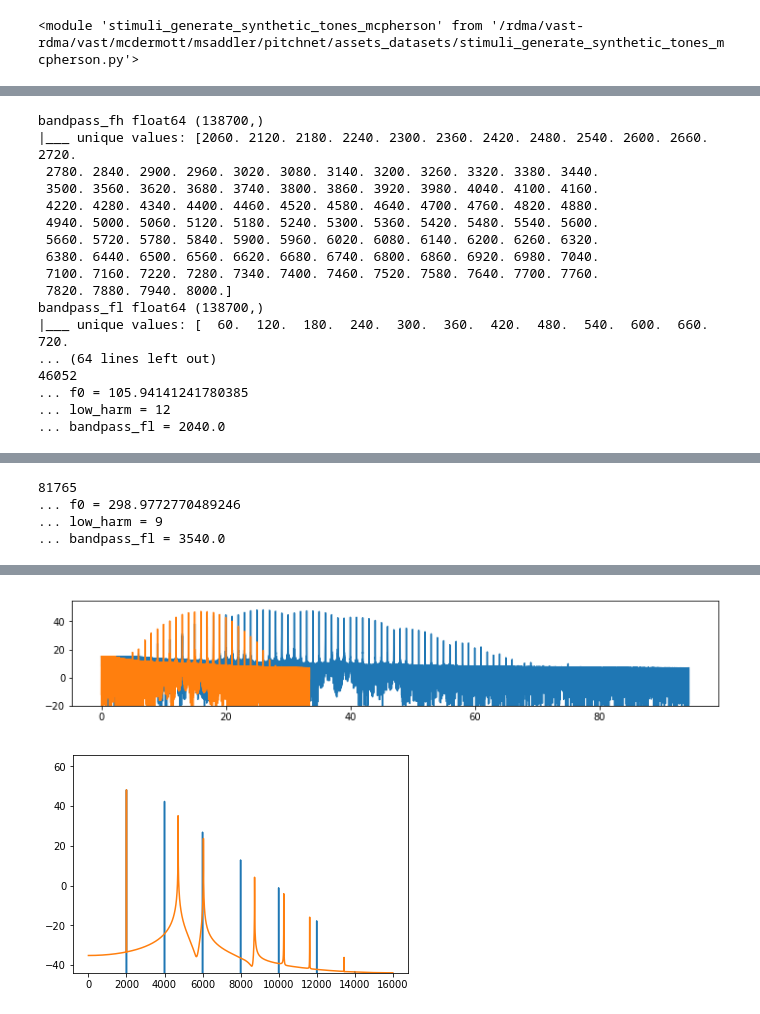
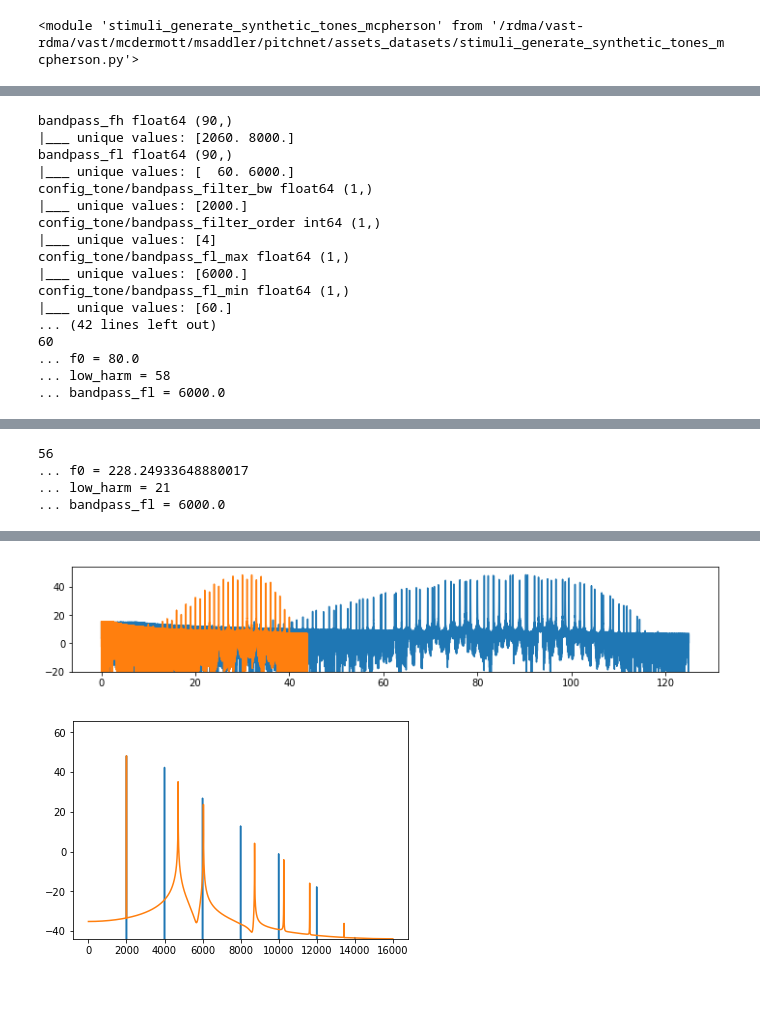
Before and after one commit to msaddler/pitchnet, a Jupyter notebook: assets_datasets/notebook_scratch_datasets.ipynb, the cells around one changed output, grey strips where cells are left out. Drawn from its saved outputs; the diff is of its cells as text; code cells hidden in the pictures.

```diff
--- a/assets_datasets/notebook_scratch_datasets.ipynb
+++ b/assets_datasets/notebook_scratch_datasets.ipynb
@@ -1994,57 +2009,59 @@ ImportError in `dataset_util.py` No module named 'pyfftw'
 # %%
 hdf5_filename = '/om/scratch/Mon/msaddler/data_hearinglossnet/pitchrepnet_train2afc_v00/stim.hdf5'
+hdf5_filename = 'tmp.hdf5'
+
 f = h5py.File(hdf5_filename, 'r')
 for k in util_misc.get_hdf5_dataset_key_list(f):
     print(k, f[k].dtype, f[k].shape)
     if len(f[k].shape) < 2:
         print('|___ unique values:', np.unique(f[k][:]))
 
 plt.figure(figsize=(12, 2))
 for _ in range(2):
     IDX = np.random.randint(low=0, high=f['f0'].shape[0])
     print(IDX)
 
     fs = f['config_tone/fs'][0]
     f0 = f['f0'][IDX]
     x = f['tone_in_noise'][IDX]
     for k in ['f0', 'low_harm', 'bandpass_fl']:
         print('... {} = {}'.format(k, f[k][IDX]))
     fxx, pxx = util_stimuli.power_spectrum(x, fs)
 
     plt.plot(fxx/f0, pxx)
 
     ipd.display(ipd.Audio(x, rate=fs))
 
 plt.ylim([-20, None])
 # plt.xlim([0, 30])
 plt.show()
 
 f.close()
 # %% [output]
-bandpass_fh float64 (138700,)
-|___ unique values: [2060. 2120. 2180. 2240. 2300. 2360. 2420. 2480. 2540. 2600. 2660. 2720.
- 2780. 2840. 2900. 2960. 3020. 3080. 3140. 3200. 3260. 3320. 3380. 3440.
- 3500. 3560. 3620. 3680. 3740. 3800. 3860. 3920. 3980. 4040. 4100. 4160.
- 4220. 4280. 4340. 4400. 4460. 4520. 4580. 4640. 4700. 4760. 4820. 4880.
- 4940. 5000. 5060. 5120. 5180. 5240. 5300. 5360. 5420. 5480. 5540. 5600.
- 5660. 5720. 5780. 5840. 5900. 5960. 6020. 6080. 6140. 6200. 6260. 6320.
- 6380. 6440. 6500. 6560. 6620. 6680. 6740. 6800. 6860. 6920. 6980. 7040.
- 7100. 7160. 7220. 7280. 7340. 7400. 7460. 7520. 7580. 7640. 7700. 7760.
- 7820. 7880. 7940. 8000.]
-bandpass_fl float64 (138700,)
-|___ unique values: [  60.  120.  180.  240.  300.  360.  420.  480.  540.  600.  660.  720.
-... (64 lines left out)
-46052
-... f0 = 105.94141241780385
-... low_harm = 12
-... bandpass_fl = 2040.0
+bandpass_fh float64 (90,)
+|___ unique values: [2060. 8000.]
+bandpass_fl float64 (90,)
+|___ unique values: [  60. 6000.]
+config_tone/bandpass_filter_bw float64 (1,)
+|___ unique values: [2000.]
+config_tone/bandpass_filter_order int64 (1,)
+|___ unique values: [4]
+config_tone/bandpass_fl_max float64 (1,)
+|___ unique values: [6000.]
+config_tone/bandpass_fl_min float64 (1,)
+|___ unique values: [60.]
+... (42 lines left out)
+60
+... f0 = 80.0
+... low_harm = 58
+... bandpass_fl = 6000.0
 [interactive output not drawn]
-81765
-... f0 = 298.9772770489246
-... low_harm = 9
-... bandpass_fl = 3540.0
+56
+... f0 = 228.24933648880017
+... low_harm = 21
+... bandpass_fl = 6000.0
 [interactive output not drawn]
-[figure, old version]
+[figure, new version]
 # %%
 fs = 32e3
 
```
Also changed, not shown: parts of 1 cell of this notebook.
